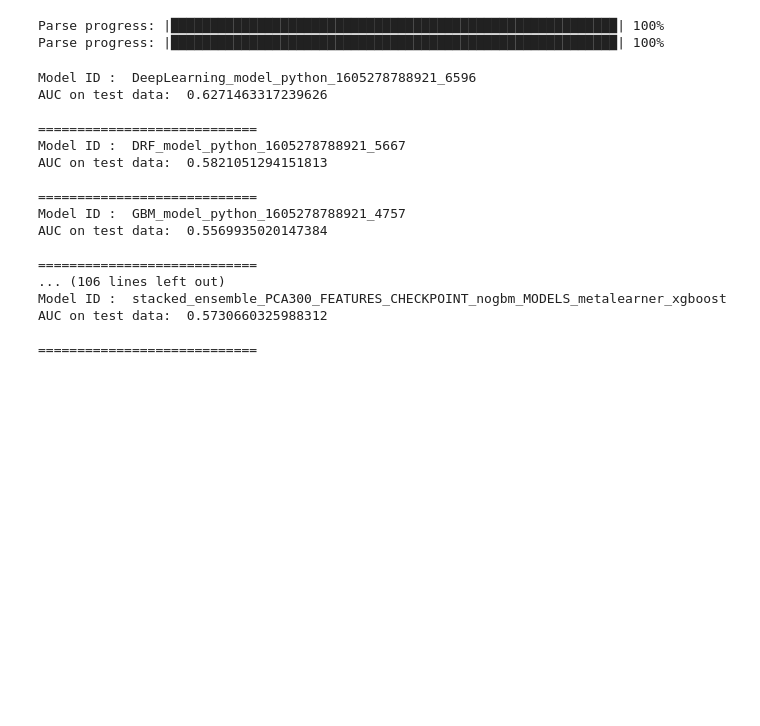
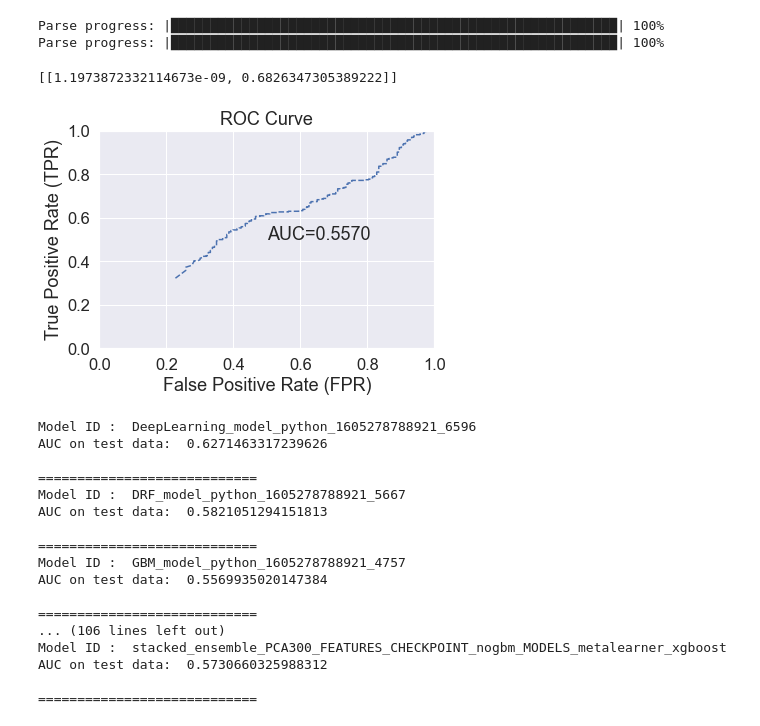
Before and after one commit to abhi18av/LJMU_Masters_Dissertation, a Jupyter notebook: src/notebooks/FINAL/007_model_inspection_with_without_pca.ipynb, the cells around one changed output. Cells and saved outputs as stored; diff of their text form; code cells hidden in the pictures; blank space fills up the shorter version.

```diff
--- a/src/notebooks/FINAL/007_model_inspection_with_without_pca.ipynb
+++ b/src/notebooks/FINAL/007_model_inspection_with_without_pca.ipynb
@@ -972,6 +989,24 @@ predictor_cols.remove(response_col)
 # %% [output]
 Parse progress: |█████████████████████████████████████████████████████████| 100%
 Parse progress: |█████████████████████████████████████████████████████████| 100%
+# %%
+# top_dl_pca= h2o.load_model(MODELS_LOCATION + "PCA300/top_dl/DeepLearning_model_python_1605278788921_6596")
+# top_drf_pca= h2o.load_model(MODELS_LOCATION + "PCA300/top_drf/DRF_model_python_1605278788921_5667")
+
+top_gbm_pca= h2o.load_model(MODELS_LOCATION + "PCA300/top_gbm/GBM_model_python_1605278788921_4757")
+top_glm_pca= h2o.load_model(MODELS_LOCATION + "PCA300/top_glm/GLM_model_python_1605278788921_4738")
+top_nb_pca= h2o.load_model(MODELS_LOCATION + "PCA300/top_nb/NaiveBayes_model_python_1605278788921_4719")
+
+# top_xgb_pca= h2o.load_model(MODELS_LOCATION + "PCA300/top_xgb/XGBoost_model_python_1605278788921_5020")
+# %%
+mdl = top_gbm_pca
+
+print(mdl.model_performance(valid=True).accuracy())
+
+mdl.model_performance(valid=True).plot()
+# %% [output]
+[[1.1973872332114673e-09, 0.6826347305389222]]
+[figure, added]
 # %%
 top_dl_pca= h2o.load_model(MODELS_LOCATION + "PCA300/top_dl/DeepLearning_model_python_1605278788921_6596")
 top_drf_pca= h2o.load_model(MODELS_LOCATION + "PCA300/top_drf/DRF_model_python_1605278788921_5667")
```
Also changed, not shown: parts of 4 cells of this notebook.
